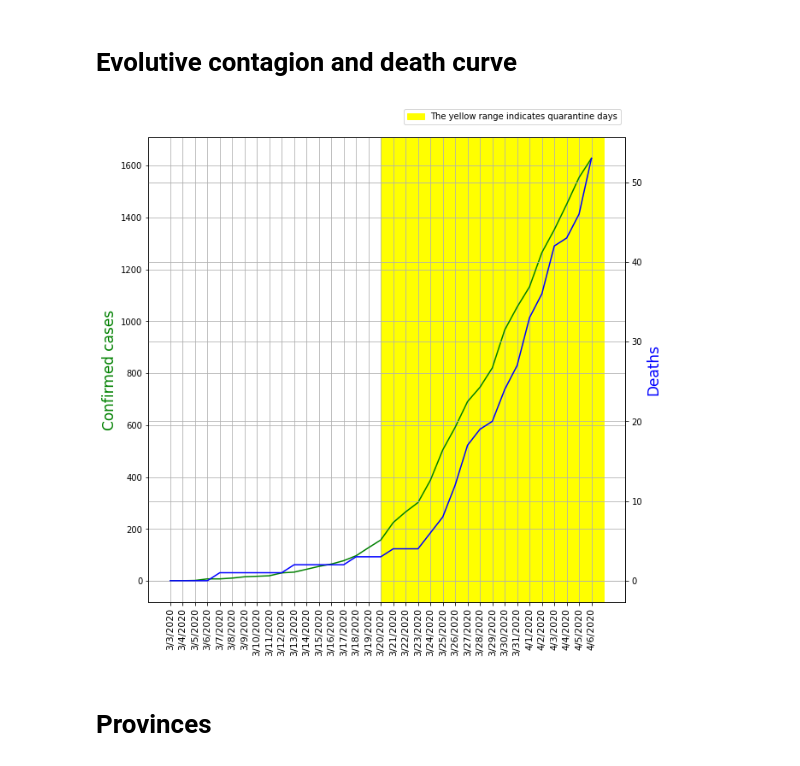
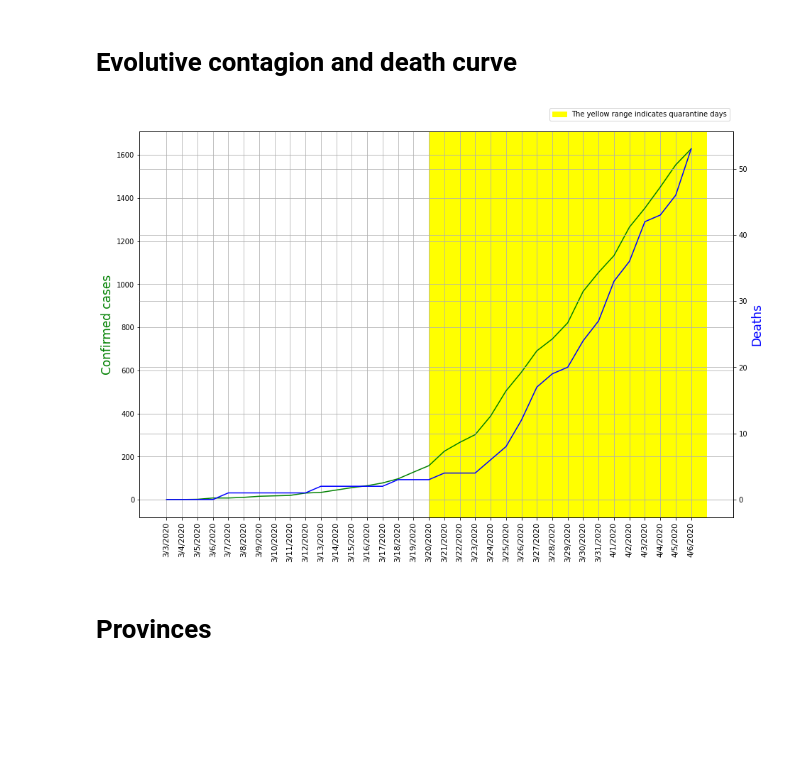
Before and after one commit to Fluzko/Covid-19-Argentina, a Jupyter notebook: Whole country analysis.ipynb, the cells around one changed output. Saved outputs shown, nothing was run; the diff lists cells and outputs as text; code cells hidden in the pictures; blank space fills up the shorter version.

```diff
--- a/Whole country analysis.ipynb
+++ b/Whole country analysis.ipynb
@@ -165,30 +190,30 @@ plt.show()
 # %%
 today = date.today()
 df_confirmed_transposed['evolutive_cases'] = df_confirmed_transposed['total_cases'].cumsum()
 df_deaths_transposed['evolutive_deaths'] = df_deaths_transposed['total_deaths'].cumsum()
 
 
 
-plt.figure(figsize=(10,10))
+plt.figure(figsize=(15,10))
 
 plt.plot(df_confirmed_transposed.index, df_confirmed_transposed['evolutive_cases'], color='g')
 plt.ylabel('Confirmed cases', color='g',size=17)
 plt.axvspan('3/20/2020',today.strftime("%m/%d/%Y"),color='yellow',fill=True)
 plt.grid()
 
 plt.xticks(rotation='vertical',size=11)
 ax2 = plt.gca().twinx()
 
 plt.plot(df_deaths_transposed.index, df_deaths_transposed['evolutive_deaths'], color='b')
 plt.ylabel('Deaths', color='b',size=17)
 plt.grid()
 
 quarantine = mpatches.Patch(color='yellow',label='The yellow range indicates quarantine days')
 plt.legend(handles=[quarantine],bbox_to_anchor = (1.,1.07))
 
 plt.show()
 # %% [output]
-[figure, old version]
+[figure, new version]
 # %% [markdown]
 # Provinces
 # %% [markdown]
```
Also changed, not shown: parts of 5 cells of this notebook.
